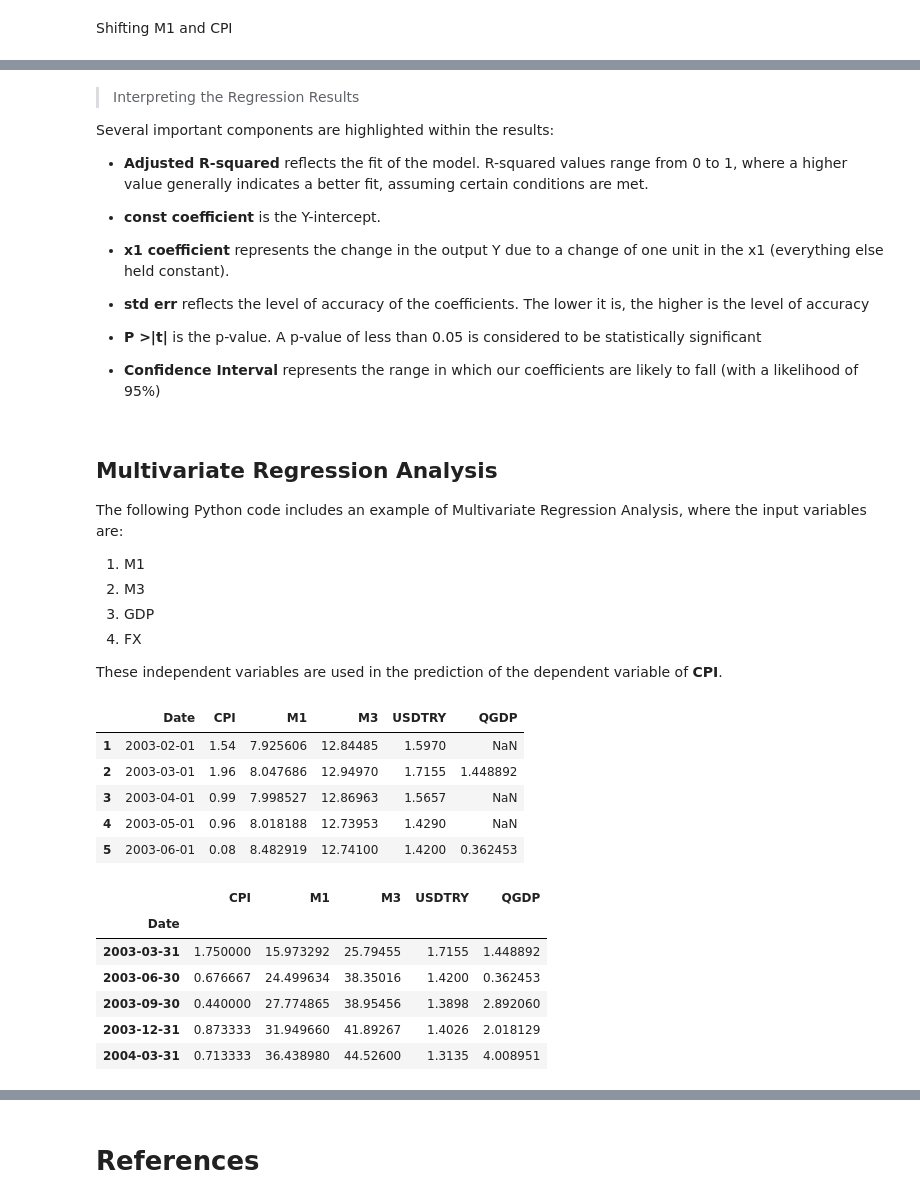
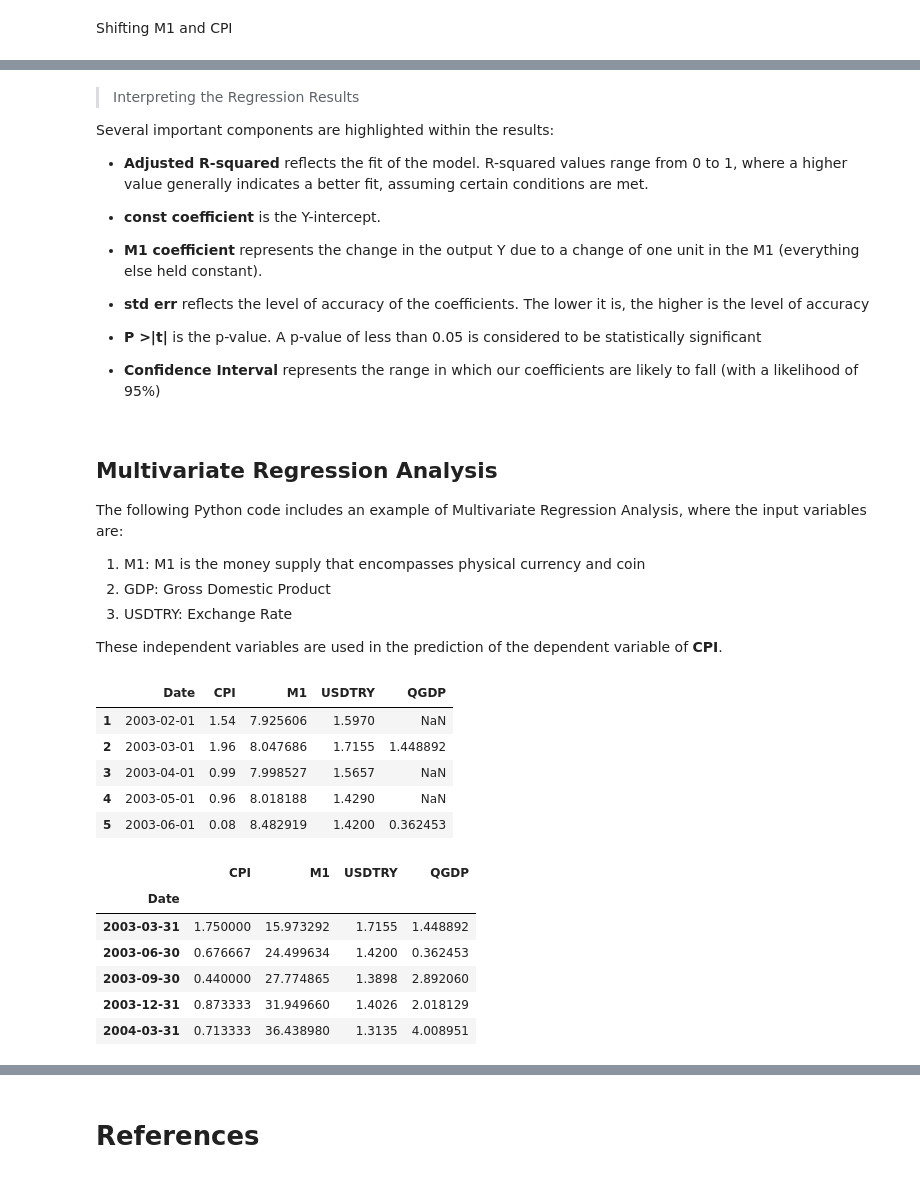
Before and after one commit to aricem/BusinessForecasting, a Jupyter notebook: CPI.ipynb, the cells around one changed output, grey strips where cells are left out. Saved outputs shown, nothing was run; the diff lists cells and outputs as text; code cells hidden in the pictures.

```diff
--- a/CPI.ipynb
+++ b/CPI.ipynb
@@ -85,7 +85,6 @@ df.drop(df.index[:1], inplace=True)
 df['Date']= pd.to_datetime(df['Date'], errors='coerce')
 df['CPI'] = pd.to_numeric(df['CPI'], errors='coerce')
 df['M1'] = pd.to_numeric(df['M1'], errors='coerce')
-df['M3'] = pd.to_numeric(df['M3'], errors='coerce')
 df['USDTRY'] = pd.to_numeric(df['USDTRY'], errors='coerce')
 df['QGDP'] = pd.to_numeric(df['QGDP'], errors='coerce')
 df.info()
@@ -1144,7 +1142,7 @@ Several important components are highlighted within the results:
 
 * **const coefficient** is the Y-intercept.
 
-* **x1 coefficient** represents the change in the output Y due to a change of one unit in the x1 (everything else held constant).
+* **M1 coefficient** represents the change in the output Y due to a change of one unit in the M1 (everything else held constant).
 
 * **std err** reflects the level of accuracy of the coefficients. The lower it is, the higher is the level of accuracy
 
@@ -1156,35 +1154,34 @@ Several important components are highlighted within the results:
 
 The following Python code includes an example of Multivariate Regression Analysis, where the input variables are:
 
-1. M1
-2. M3
-3. GDP
-4. FX
+1. M1: M1 is the money supply that encompasses physical currency and coin
+2. GDP: Gross Domestic Product
+3. USDTRY: Exchange Rate
 
 These independent variables are used in the prediction of the dependent variable of **CPI**.
 # %%
 df.head()
 # %% [output]
-|  | Date | CPI | M1 | M3 | USDTRY | QGDP |
-| 1 | 2003-02-01 | 1.54 | 7.925606 | 12.84485 | 1.5970 | NaN |
-| 2 | 2003-03-01 | 1.96 | 8.047686 | 12.94970 | 1.7155 | 1.448892 |
-| 3 | 2003-04-01 | 0.99 | 7.998527 | 12.86963 | 1.5657 | NaN |
-| 4 | 2003-05-01 | 0.96 | 8.018188 | 12.73953 | 1.4290 | NaN |
-| 5 | 2003-06-01 | 0.08 | 8.482919 | 12.74100 | 1.4200 | 0.362453 |
+|  | Date | CPI | M1 | USDTRY | QGDP |
+| 1 | 2003-02-01 | 1.54 | 7.925606 | 1.5970 | NaN |
+| 2 | 2003-03-01 | 1.96 | 8.047686 | 1.7155 | 1.448892 |
+| 3 | 2003-04-01 | 0.99 | 7.998527 | 1.5657 | NaN |
+| 4 | 2003-05-01 | 0.96 | 8.018188 | 1.4290 | NaN |
+| 5 | 2003-06-01 | 0.08 | 8.482919 | 1.4200 | 0.362453 |
 # %%
 df_mra = df.set_index('Date')
 
-df_mra = pd.concat([df_mra.CPI.resample('Q').mean(), df_mra.M1.resample('Q').sum(), df_mra.M3.resample('Q').sum(), df_mra.USDTRY.resample('Q').ffill(), df_mra.QGDP.resample('Q').mean()], axis=1)
+df_mra = pd.concat([df_mra.CPI.resample('Q').mean(), df_mra.M1.resample('Q').sum(), df_mra.USDTRY.resample('Q').ffill(), df_mra.QGDP.resample('Q').mean()], axis=1)
 df_mra = df_mra.dropna()
 df_mra.head()
 # %% [output]
-|  | CPI | M1 | M3 | USDTRY | QGDP |
-| Date |  |  |  |  |  |
-| 2003-03-31 | 1.750000 | 15.973292 | 25.79455 | 1.7155 | 1.448892 |
-| 2003-06-30 | 0.676667 | 24.499634 | 38.35016 | 1.4200 | 0.362453 |
-| 2003-09-30 | 0.440000 | 27.774865 | 38.95456 | 1.3898 | 2.892060 |
-| 2003-12-31 | 0.873333 | 31.949660 | 41.89267 | 1.4026 | 2.018129 |
-| 2004-03-31 | 0.713333 | 36.438980 | 44.52600 | 1.3135 | 4.008951 |
+|  | CPI | M1 | USDTRY | QGDP |
+| Date |  |  |  |  |
+| 2003-03-31 | 1.750000 | 15.973292 | 1.7155 | 1.448892 |
+| 2003-06-30 | 0.676667 | 24.499634 | 1.4200 | 0.362453 |
+| 2003-09-30 | 0.440000 | 27.774865 | 1.3898 | 2.892060 |
+| 2003-12-31 | 0.873333 | 31.949660 | 1.4026 | 2.018129 |
+| 2004-03-31 | 0.713333 | 36.438980 | 1.3135 | 4.008951 |
 # %%
 import statsmodels.api as sm
 
```
Also changed, not shown: parts of 5 cells of this notebook.
